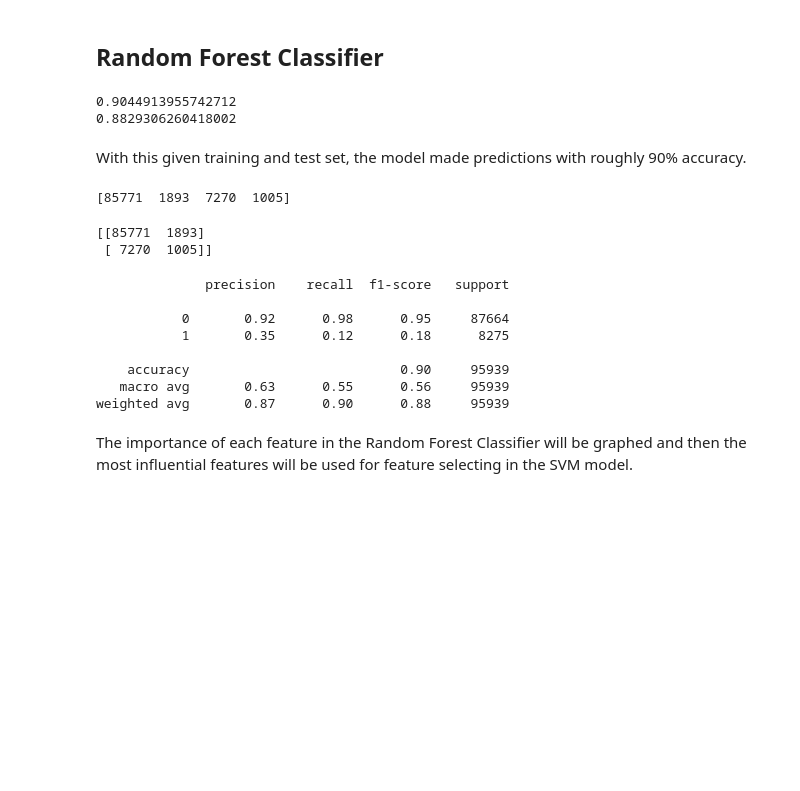
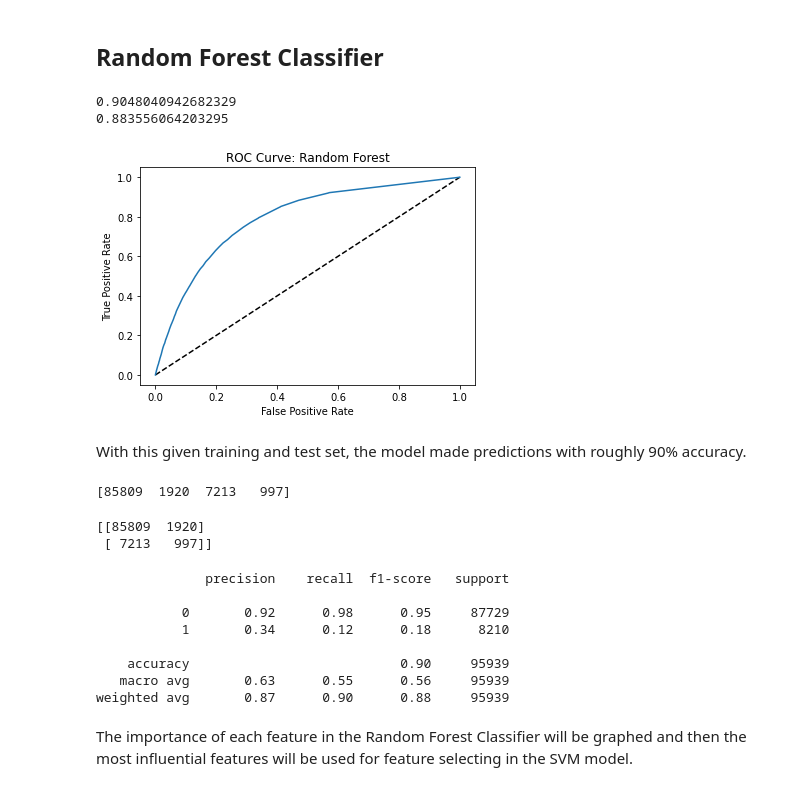
Before and after one commit to jimmyzholin/Springboard2, a Jupyter notebook: Capstone/models/1.0-jl-initial-modeling.ipynb, the cells around one changed output. Cells and saved outputs as stored; diff of their text form; code cells hidden in the pictures; blank space fills up the shorter version.

```diff
--- a/Capstone/models/1.0-jl-initial-modeling.ipynb
+++ b/Capstone/models/1.0-jl-initial-modeling.ipynb
@@ -61,5 +63,5 @@ X_train, X_test, y_train, y_test = train_test_split(X,y, test_size = 0.3)
 <h2>Random Forest Classifier</h2>
 # %%
 clf = RandomForestClassifier(n_estimators = 100)
-model = clf.fit(X_train, np.array(y_train).reshape(1,-1)[0])
+model_rf = clf.fit(X_train, np.array(y_train).reshape(1,-1)[0])
 # %%
@@ -67,28 +69,41 @@ pred = model.predict(X_test)
 # %%
-print(accuracy_score(y_test, pred))
-print(f1_score(y_test, pred, average='weighted'))
+print(accuracy_score(y_test, pred_rf))
+print(f1_score(y_test, pred_rf, average='weighted'))
 # %% [output]
-0.9044913955742712
-0.8829306260418002
+0.9048040942682329
+0.883556064203295
+# %%
+y_pred_prob_rf = clf.predict_proba(X_test)[:,1]
+# %%
+fpr_rf, tpr_rf, thresholds_rf = roc_curve(y_test, y_pred_prob_rf)
+# %%
+plt.plot([0,1], [0,1], 'k--')
+plt.plot(fpr_rf, tpr_rf, label='Random Forest')
+plt.xlabel('False Positive Rate')
+plt.ylabel('True Positive Rate')
+plt.title('ROC Curve: Random Forest')
+plt.show()
+# %% [output]
+[figure, added]
 # %% [markdown]
 With this given training and test set, the model made predictions with roughly 90% accuracy.
 # %%
 #[tn, fn, fp, tp]
-print(confusion_matrix(y_test, pred).ravel())
+print(confusion_matrix(y_test, pred_rf).ravel())
 # %% [output]
-[85771  1893  7270  1005]
+[85809  1920  7213   997]
 # %%
-print(confusion_matrix(y_test,pred))
+print(confusion_matrix(y_test,pred_rf))
 # %% [output]
-[[85771  1893]
- [ 7270  1005]]
+[[85809  1920]
+ [ 7213   997]]
 # %%
-print(classification_report(y_test, pred))
+print(classification_report(y_test, pred_rf))
 # %% [output]
               precision    recall  f1-score   support
 
-           0       0.92      0.98      0.95     87664
-           1       0.35      0.12      0.18      8275
+           0       0.92      0.98      0.95     87729
+           1       0.34      0.12      0.18      8210
 
     accuracy                           0.90     95939
    macro avg       0.63      0.55      0.56     95939
```
Also changed, not shown: parts of 22 cells of this notebook, 9 other files.
